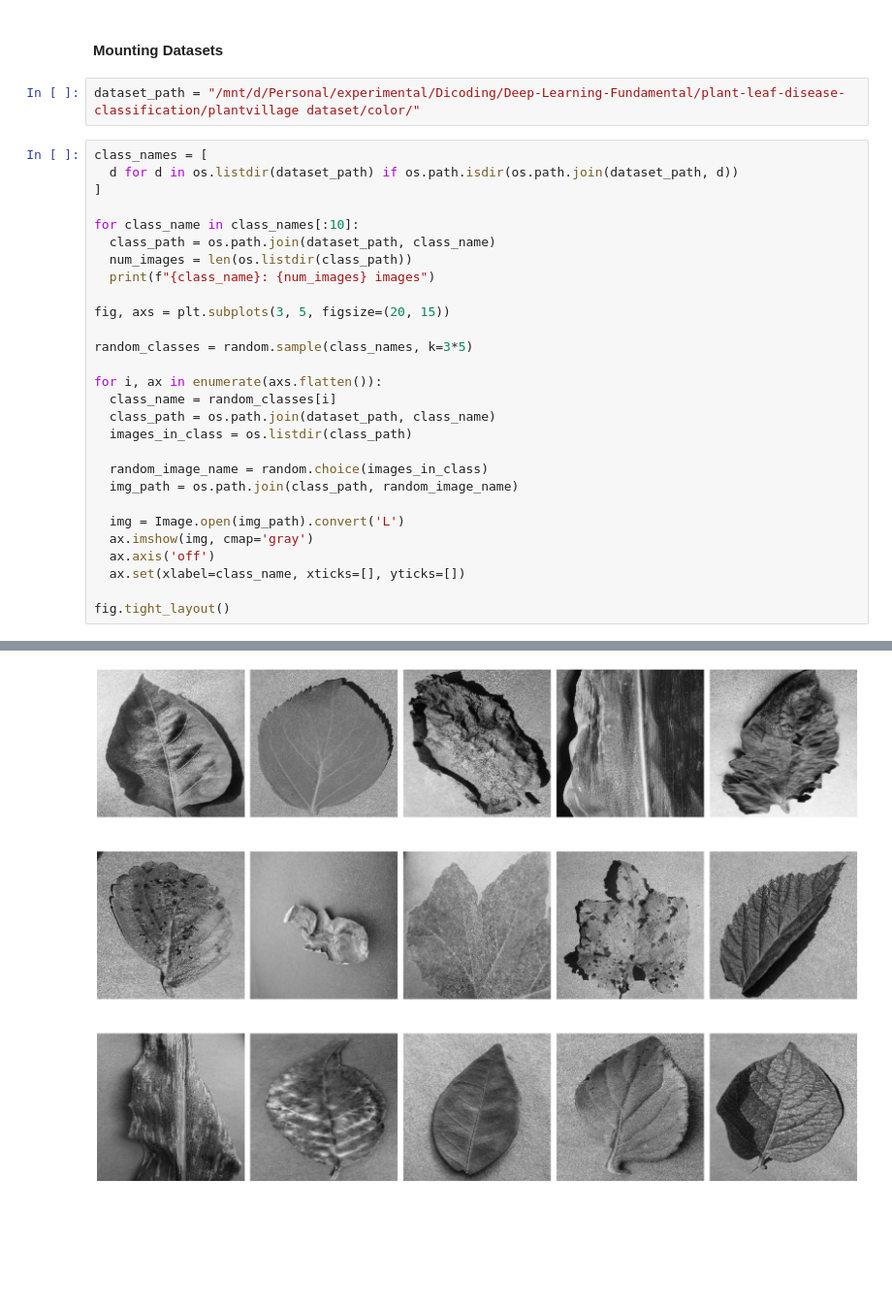
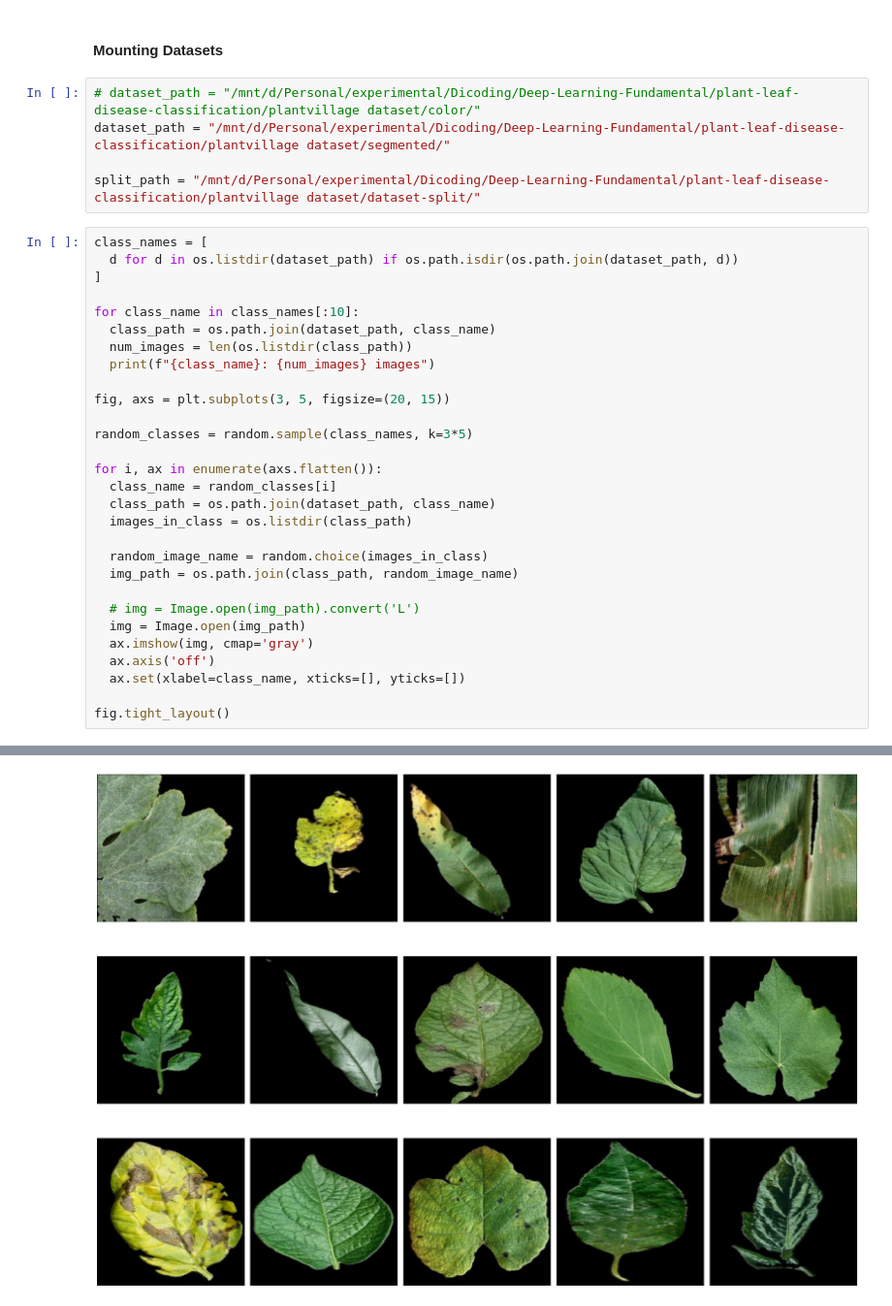
Before and after one commit to Aldi-H/plant-leaf-disease-classification, a Jupyter notebook: plant-leaf-disease-classification.ipynb, the cells around one changed output, grey strips where cells are left out. Shown at 97% size. Drawn from its saved outputs; the diff is of its cells as text; blank space fills up the shorter version.

```diff
--- a/plant-leaf-disease-classification.ipynb
+++ b/plant-leaf-disease-classification.ipynb
@@ -38,7 +39,10 @@ from keras.models import Sequential
 # %% [markdown]
 #### **Mounting Datasets**
 # %%
-dataset_path = "/mnt/d/Personal/experimental/Dicoding/Deep-Learning-Fundamental/plant-leaf-disease-classification/plantvillage dataset/color/"
+# dataset_path = "/mnt/d/Personal/experimental/Dicoding/Deep-Learning-Fundamental/plant-leaf-disease-classification/plantvillage dataset/color/"
+dataset_path = "/mnt/d/Personal/experimental/Dicoding/Deep-Learning-Fundamental/plant-leaf-disease-classification/plantvillage dataset/segmented/"
+
+split_path = "/mnt/d/Personal/experimental/Dicoding/Deep-Learning-Fundamental/plant-leaf-disease-classification/plantvillage dataset/dataset-split/"
 # %%
 class_names = [
   d for d in os.listdir(dataset_path) if os.path.isdir(os.path.join(dataset_path, d))
@@ -50,32 +54,33 @@ for class_name in class_names[:10]:
   print(f"{class_name}: {num_images} images")
 
 fig, axs = plt.subplots(3, 5, figsize=(20, 15))
 
 random_classes = random.sample(class_names, k=3*5)
 
 for i, ax in enumerate(axs.flatten()):
   class_name = random_classes[i]
   class_path = os.path.join(dataset_path, class_name)
   images_in_class = os.listdir(class_path)
 
   random_image_name = random.choice(images_in_class)
   img_path = os.path.join(class_path, random_image_name)
 
-  img = Image.open(img_path).convert('L')
+  # img = Image.open(img_path).convert('L')
+  img = Image.open(img_path)
   ax.imshow(img, cmap='gray')
   ax.axis('off')
   ax.set(xlabel=class_name, xticks=[], yticks=[])
 
 fig.tight_layout()
 # %% [output]
 Apple___Apple_scab: 630 images
 Apple___Black_rot: 621 images
 Apple___Cedar_apple_rust: 275 images
 Apple___healthy: 1645 images
 Blueberry___healthy: 1502 images
 Cherry_(including_sour)___healthy: 854 images
 Cherry_(including_sour)___Powdery_mildew: 1052 images
 Corn_(maize)___Cercospora_leaf_spot Gray_leaf_spot: 513 images
 Corn_(maize)___Common_rust_: 1192 images
 Corn_(maize)___healthy: 1162 images
-[figure, old version]
+[figure, new version]
```
Also changed, not shown: parts of 9 cells of this notebook.
